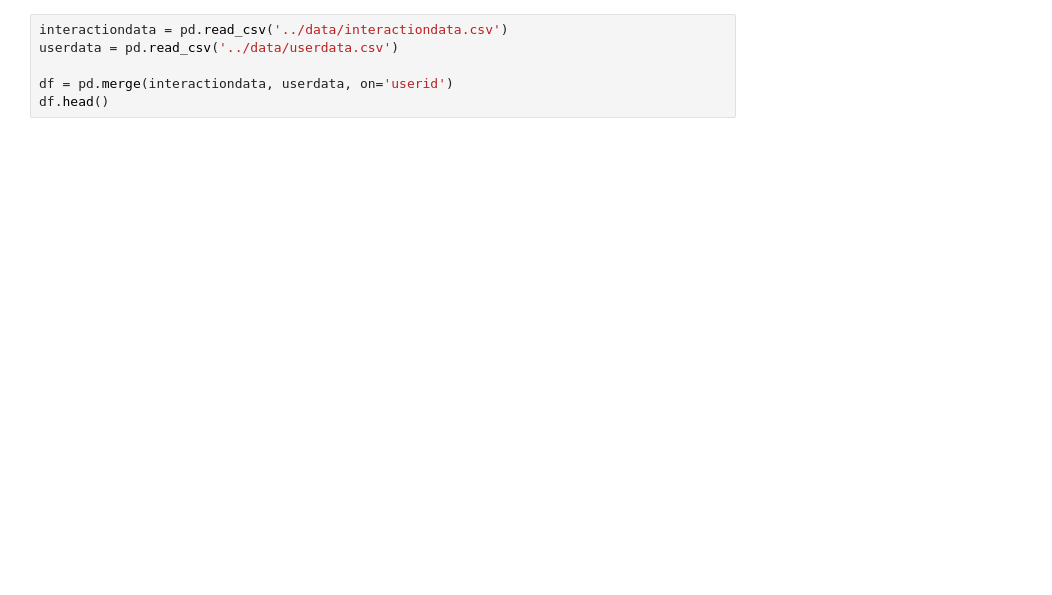
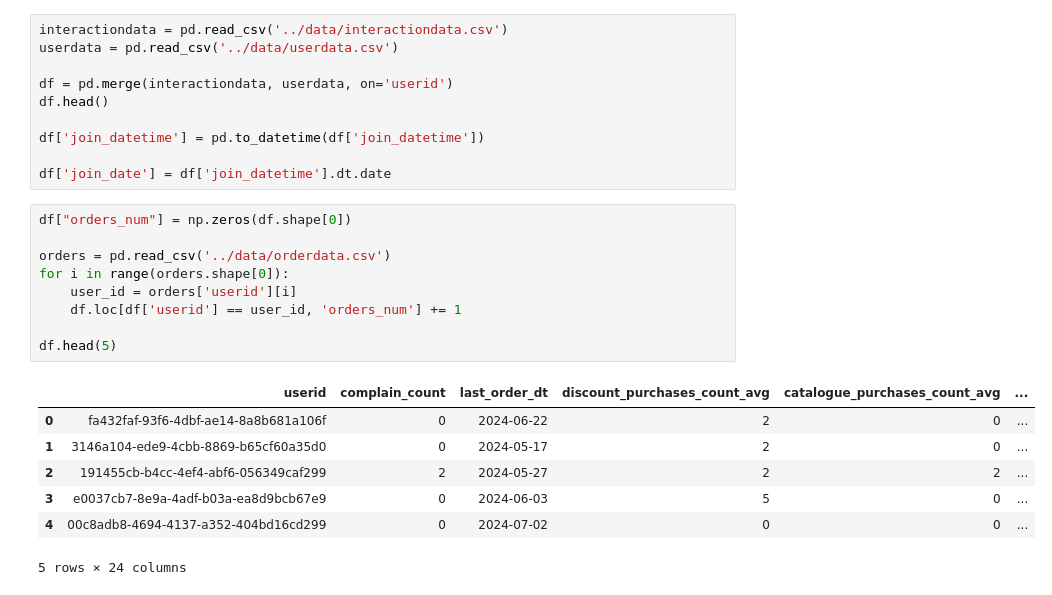
Before and after one commit to Merzlikin-Matvey/hackathon-13.07.2024, a Jupyter notebook: src/main.ipynb, the cells around one changed output. Cells and saved outputs as stored; diff of their text form; blank space fills up the shorter version.

```diff
--- a/src/main.ipynb
+++ b/src/main.ipynb
@@ -12,6 +11,27 @@ userdata = pd.read_csv('../data/userdata.csv')
 
 df = pd.merge(interactiondata, userdata, on='userid')
 df.head()
+
+df['join_datetime'] = pd.to_datetime(df['join_datetime'])
+
+df['join_date'] = df['join_datetime'].dt.date
+# %%
+df["orders_num"] = np.zeros(df.shape[0])
+
+orders = pd.read_csv('../data/orderdata.csv')
+for i in range(orders.shape[0]):
+    user_id = orders['userid'][i]
+    df.loc[df['userid'] == user_id, 'orders_num'] += 1
+
+df.head(5)
+# %% [output]
+|  | userid | complain_count | last_order_dt | discount_purchases_count_avg | catalogue_purchases_count_avg | ... |
+| 0 | fa432faf-93f6-4dbf-ae14-8a8b681a106f | 0 | 2024-06-22 | 2 | 0 | ... |
+| 1 | 3146a104-ede9-4cbb-8869-b65cf60a35d0 | 0 | 2024-05-17 | 2 | 0 | ... |
+| 2 | 191455cb-b4cc-4ef4-abf6-056349caf299 | 2 | 2024-05-27 | 2 | 2 | ... |
+| 3 | e0037cb7-8e9a-4adf-b03a-ea8d9bcb67e9 | 0 | 2024-06-03 | 5 | 0 | ... |
+| 4 | 00c8adb8-4694-4137-a352-404bd16cd299 | 0 | 2024-07-02 | 0 | 0 | ... |
+5 rows × 24 columns
 # %%
 # Добавление новых столбцов в df_corr для расчета корреляции
 df_corr = pd.DataFrame({
```
Also changed, not shown: parts of 9 cells of this notebook, 1 other file.
